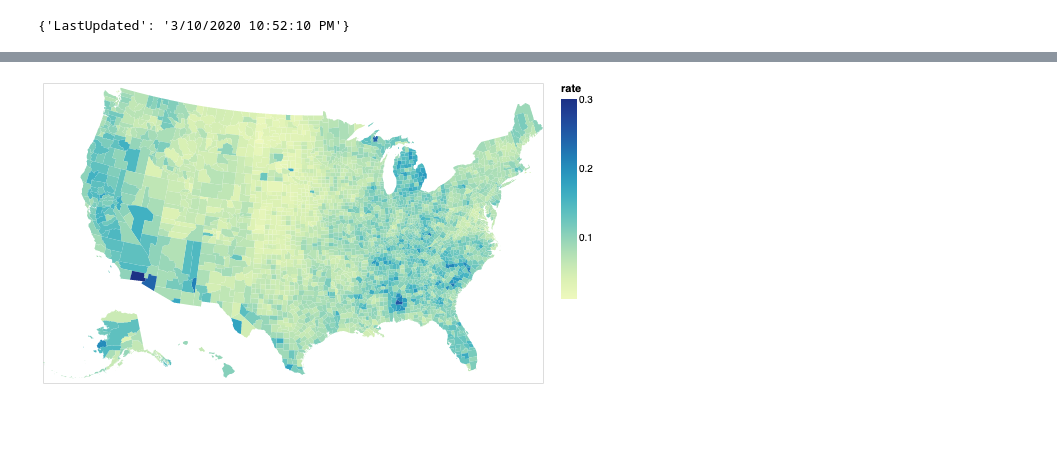
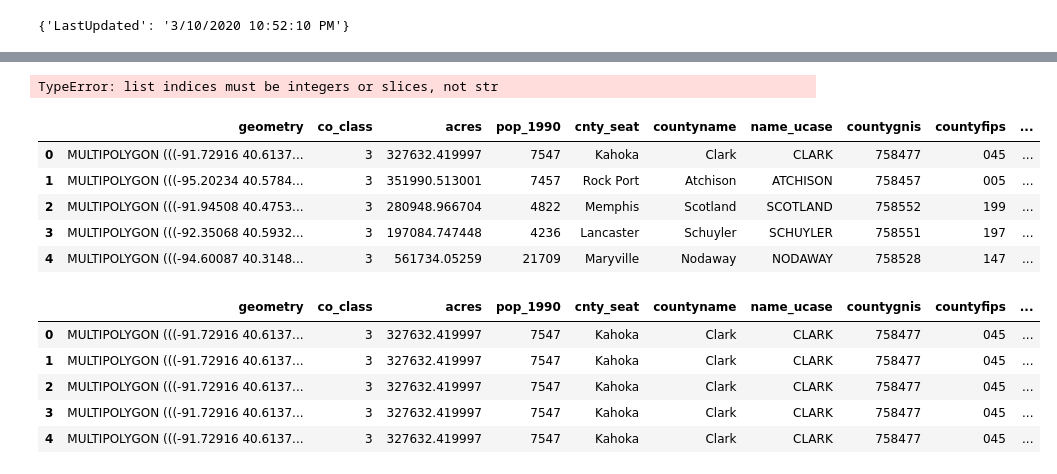
Before and after one commit to gordonje/mo-prez-prim-notebooks, a Jupyter notebook: analysis.ipynb, the cells around one changed output, grey strips where cells are left out. Saved outputs shown, nothing was run; the diff lists cells and outputs as text; code cells hidden in the pictures; blank space fills up the shorter version.

```diff
--- a/analysis.ipynb
+++ b/analysis.ipynb
@@ -72,21 +97,21 @@ full_results.PartyName.value_counts().reset_index()
-# %%
-from vega_datasets import data
-
-alt.renderers.enable('mimetype')
-
-counties = alt.topo_feature(data.us_10m.url, 'counties')
-source = data.unemployment.url
-
-alt.Chart(counties).mark_geoshape().encode(
-    color='rate:Q'
-).transform_lookup(
-    lookup='id',
-    from_=alt.LookupData(source, 'id', ['rate'])
-).project(
-    type='albersUsa'
-).properties(
-    width=500,
-    height=300
-)
-# %% [output]
-[figure, removed]
+# %%
+full_results['Candidates'] = sorted(
+    full_results['Candidates'], key=lambda c: c['YesVotes']
+)
+# %% [output]
+TypeError: list indices must be integers or slices, not str
+# %%
+map_url = "https://data.mo.gov/api/geospatial/n34b-fwqr?method=export&format=GeoJSON"
+# %%
+map_json = requests.get(map_url).json()
+# %%
+gdf = gpd.GeoDataFrame.from_features((map_json))
+# %%
+gdf.head()
+# %% [output]
+|  | geometry | co_class | acres | pop_1990 | cnty_seat | countyname | name_ucase | countygnis | countyfips | ... |
+| 0 | MULTIPOLYGON (((-91.72916 40.6137... | 3 | 327632.419997 | 7547 | Kahoka | Clark | CLARK | 758477 | 045 | ... |
+| 1 | MULTIPOLYGON (((-95.20234 40.5784... | 3 | 351990.513001 | 7457 | Rock Port | Atchison | ATCHISON | 758457 | 005 | ... |
+| 2 | MULTIPOLYGON (((-91.94508 40.4753... | 3 | 280948.966704 | 4822 | Memphis | Scotland | SCOTLAND | 758552 | 199 | ... |
+| 3 | MULTIPOLYGON (((-92.35068 40.5932... | 3 | 197084.747448 | 4236 | Lancaster | Schuyler | SCHUYLER | 758551 | 197 | ... |
+| 4 | MULTIPOLYGON (((-94.60087 40.3148... | 3 | 561734.05259 | 21709 | Maryville | Nodaway | NODAWAY | 758528 | 147 | ... |
@@ -92,0 +122,9 @@ alt.Chart(counties).mark_geoshape().encode(
+# %%
+merged.head()
+# %% [output]
+|  | geometry | co_class | acres | pop_1990 | cnty_seat | countyname | name_ucase | countygnis | countyfips | ... |
+| 0 | MULTIPOLYGON (((-91.72916 40.6137... | 3 | 327632.419997 | 7547 | Kahoka | Clark | CLARK | 758477 | 045 | ... |
+| 1 | MULTIPOLYGON (((-91.72916 40.6137... | 3 | 327632.419997 | 7547 | Kahoka | Clark | CLARK | 758477 | 045 | ... |
+| 2 | MULTIPOLYGON (((-91.72916 40.6137... | 3 | 327632.419997 | 7547 | Kahoka | Clark | CLARK | 758477 | 045 | ... |
+| 3 | MULTIPOLYGON (((-91.72916 40.6137... | 3 | 327632.419997 | 7547 | Kahoka | Clark | CLARK | 758477 | 045 | ... |
+| 4 | MULTIPOLYGON (((-91.72916 40.6137... | 3 | 327632.419997 | 7547 | Kahoka | Clark | CLARK | 758477 | 045 | ... |
```
Also changed, not shown: parts of 10 cells of this notebook.
